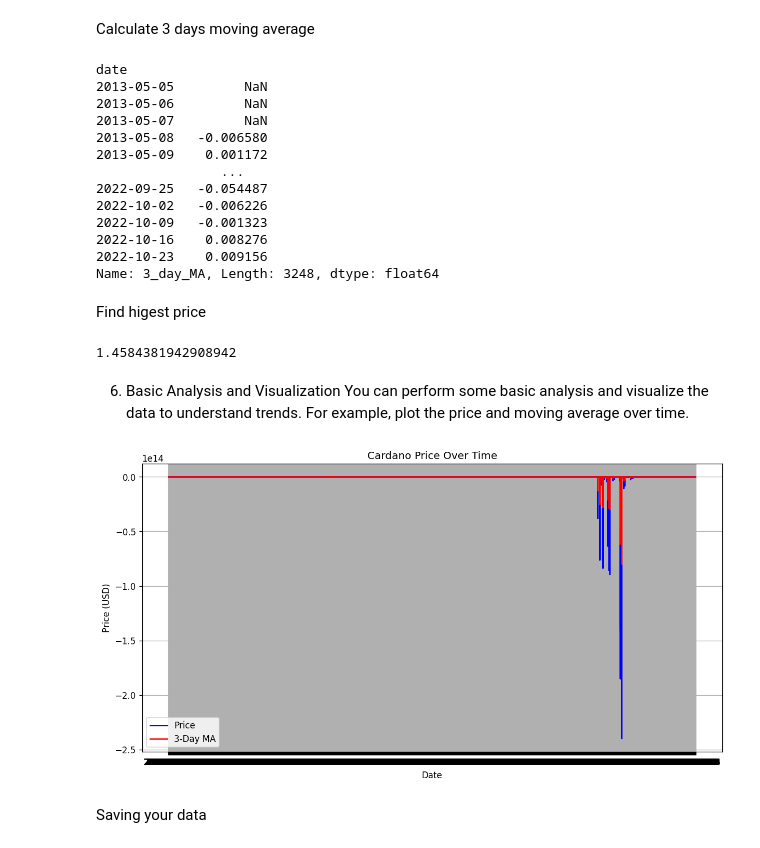
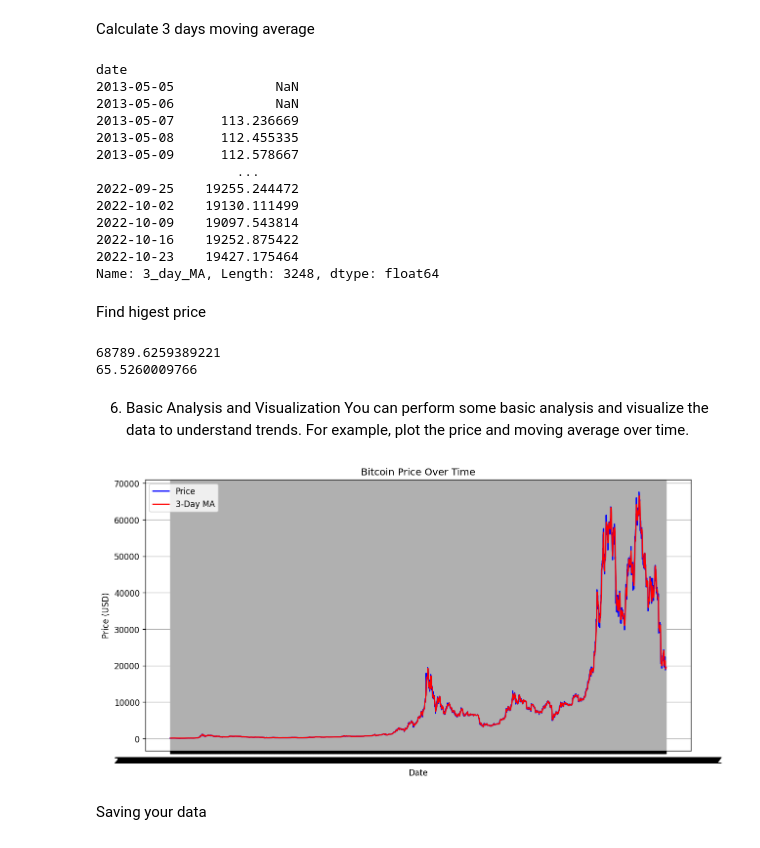
Before and after one commit to riccardoscut/riccardoscut, a Jupyter notebook: CrypToData.ipynb, the cells around one changed output. Cells and saved outputs as stored; diff of their text form; code cells hidden in the pictures.

```diff
--- a/CrypToData.ipynb
+++ b/CrypToData.ipynb
@@ -89,6 +89,3 @@ plt.plot(btc['close'])
 [figure]
 # %% [markdown]
 Analyze Volatility
-# %%
-plt.rcParams.update({'figure.figsize':(6,4), 'figure.dpi':120})
-plt.plot(btc['close'])
@@ -128,4 +122,5 @@ Index([277.25040402278984, 277.25040402278984, 277.25040402278984,
         9249.822448508365],
       dtype='float64', name='date', length=3248)
 # %%
-btc['close'] = btc['close'] / close_annual_vol
+btc['vol_year'] = btc['close'] / close_annual_vol
+btc['vol_year']
@@ -155,3 +163,0 @@ Text(0, 0.5, 'close')
-# %%
-btc['close'] = btc['close'].pct_change()
-print(btc['close'])
@@ -176,25 +168,29 @@ btc['3_day_MA'] = btc['close'].rolling(window=3).mean()
 print(btc['3_day_MA'])
 # %% [output]
 date
-2013-05-05         NaN
-2013-05-06         NaN
-2013-05-07         NaN
-2013-05-08   -0.006580
-2013-05-09    0.001172
-                ...
-2022-09-25   -0.054487
-2022-10-02   -0.006226
-2022-10-09   -0.001323
-2022-10-16    0.008276
-2022-10-23    0.009156
+2013-05-05             NaN
+2013-05-06             NaN
+2013-05-07      113.236669
+2013-05-08      112.455335
+2013-05-09      112.578667
+                  ...
+2022-09-25    19255.244472
+2022-10-02    19130.111499
+2022-10-09    19097.543814
+2022-10-16    19252.875422
+2022-10-23    19427.175464
 Name: 3_day_MA, Length: 3248, dtype: float64
 # %% [markdown]
 Find higest price
 # %%
-highest_price = btc['close'].max()
+highest_price = btc['high'].max()
 print(highest_price)
+
+lowest_price = btc['low'].min()
+print(lowest_price)
 # %% [output]
-1.4584381942908942
+68789.6259389221
+65.5260009766
 # %% [markdown]
 6. Basic Analysis and Visualization
 You can perform some basic analysis and visualize the data to understand trends. For example, plot the price and moving average over time.
@@ -202,16 +198,16 @@ You can perform some basic analysis and visualize the data to understand trends.
 import matplotlib.pyplot as plt
 # %%
 plt.figure(figsize=(12, 6))
-plt.plot(bitcoin_data['date'], bitcoin_data['close'], label='Price', color='blue')
-plt.plot(bitcoin_data['date'], bitcoin_data['3_day_MA'], label='3-Day MA', color='red')
+plt.plot(btc['timestamp'], btc['close'], label='Price', color='blue')
+plt.plot(btc['timestamp'], btc['3_day_MA'], label='3-Day MA', color='red')
 plt.title('Bitcoin Price Over Time')
 plt.xlabel('Date')
 plt.ylabel('Price (USD)')
 plt.legend()
 plt.grid(True)
 plt.show()
 # %% [output]
-[figure, old version]
+[figure, new version]
 # %% [markdown]
 Saving your data
 # %%
```
Also changed, not shown: parts of 28 cells of this notebook, 6 other files.
